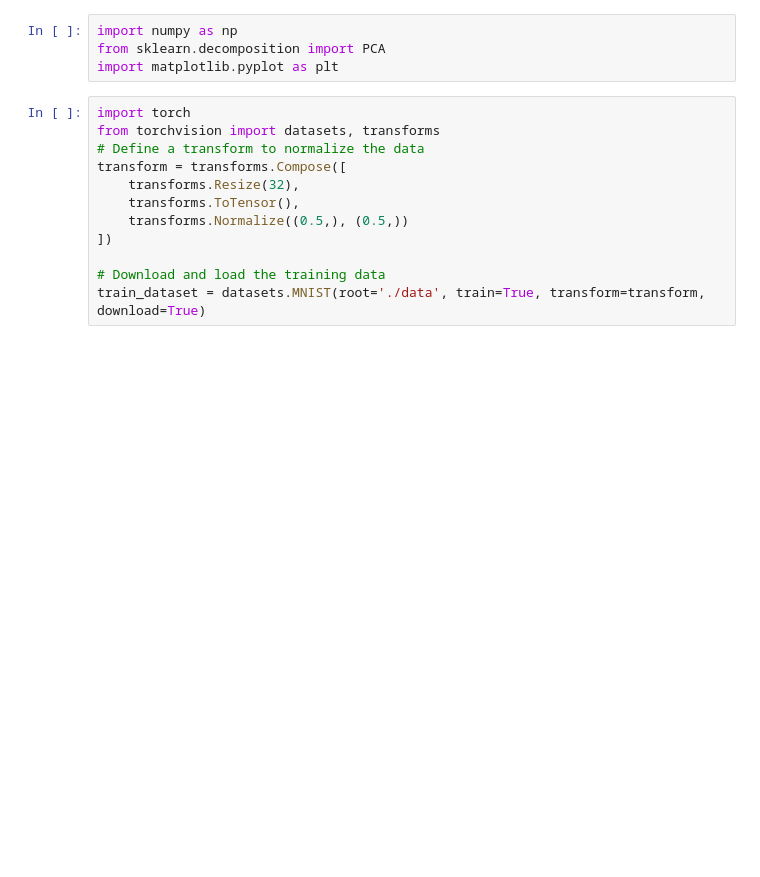
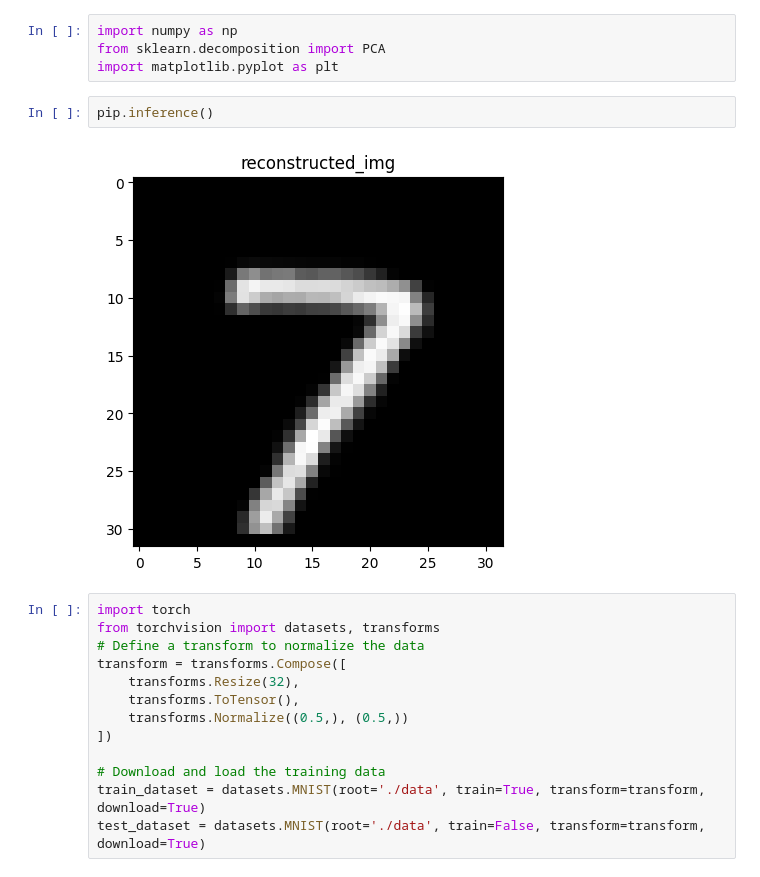
Before and after one commit to marco-bernardi/BigBiGAN-PyTorch, a Jupyter notebook: PAC.ipynb, the cells around one changed output. Drawn from its saved outputs; the diff is of its cells as text; blank space fills up the shorter version.

```diff
--- a/PAC.ipynb
+++ b/PAC.ipynb
@@ -28,6 +28,10 @@ pip = pipeline.BigBiGANInference.from_checkpoint(checkpoint_path="./data/MNIST/b
 import numpy as np
 from sklearn.decomposition import PCA
 import matplotlib.pyplot as plt
+# %%
+pip.inference()
+# %% [output]
+[figure, added]
 # %%
 import torch
 from torchvision import datasets, transforms
@@ -40,6 +44,7 @@ transform = transforms.Compose([
 
 # Download and load the training data
 train_dataset = datasets.MNIST(root='./data', train=True, transform=transform, download=True)
+test_dataset = datasets.MNIST(root='./data', train=False, transform=transform, download=True)
 # %%
 def plot_images(images, labels, title):
     fig, axs = plt.subplots(1, len(images), figsize=(15, 3))
```
Also changed, not shown: parts of 14 cells of this notebook, 6 other files.
